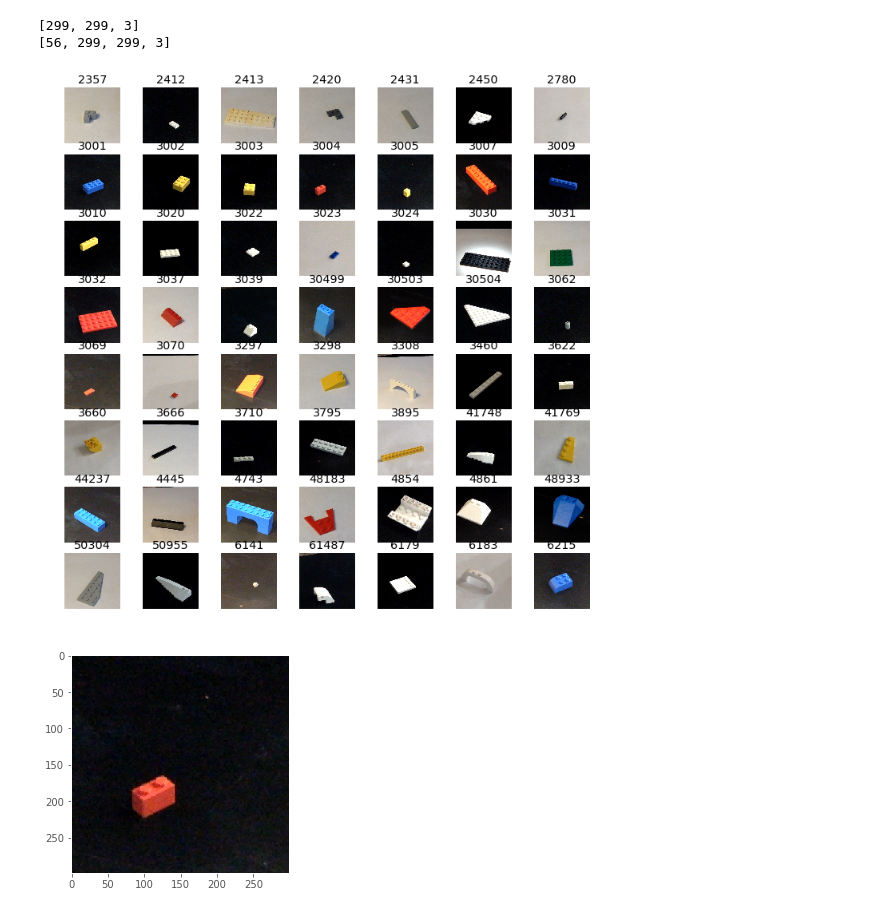
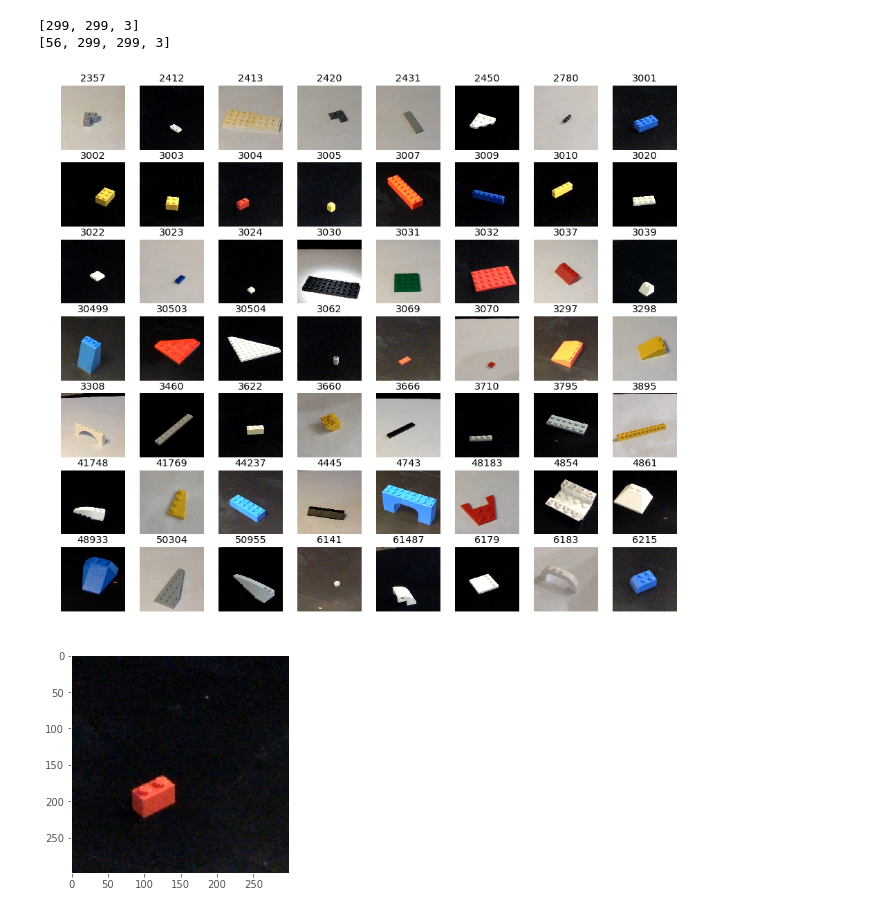
Before and after one commit to brsilver2001/bricks_from_bins_to_kits, a Jupyter notebook: Example_pictures_pickle.ipynb, the cells around one changed output. Saved outputs shown, nothing was run; the diff lists cells and outputs as text; code cells hidden in the pictures.

```diff
--- a/Example_pictures_pickle.ipynb
+++ b/Example_pictures_pickle.ipynb
@@ -69,15 +69,15 @@ for idx in range(shape[0]):
 # %%
 X = X.astype(np.uint8)
 # %%
-fig, axes = plt.subplots(8,7,figsize=(12,12))
+fig, axes = plt.subplots(7,8,figsize=(16,14))
 for idx, ax in enumerate( axes.flatten()):
     ax.imshow(X[idx])
     ax.grid(False)
     ax.axis('off')
     ax.set_title(y_list[idx])
 fig.savefig("all_examples.png", bbox_inches='tight');
 # %% [output]
-[figure, old version]
+[figure, new version]
 # %%
 pic_index = 10
 im = X_pics[pic_index]
```
Also changed, not shown: parts of 1 cell of this notebook, 5 other files.
